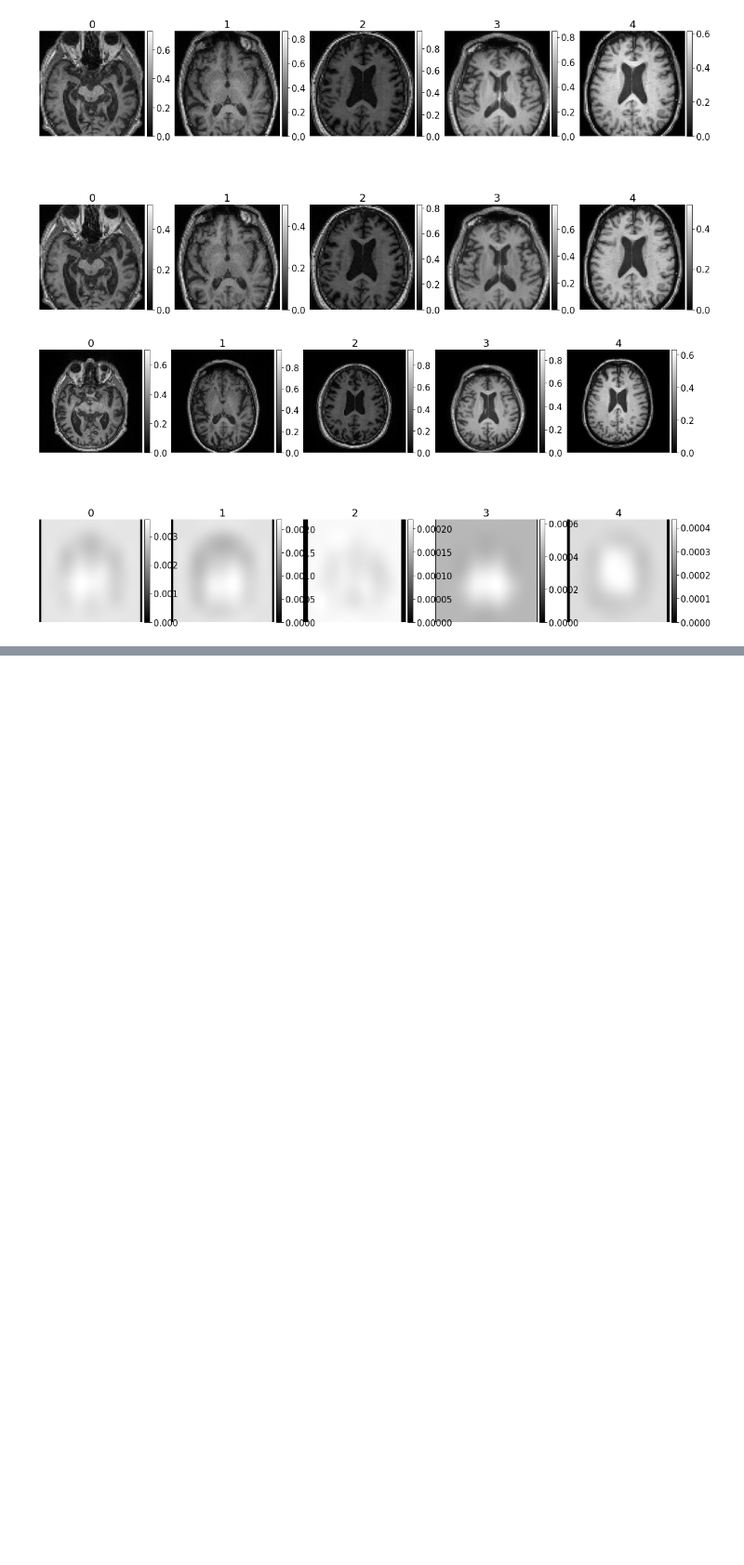
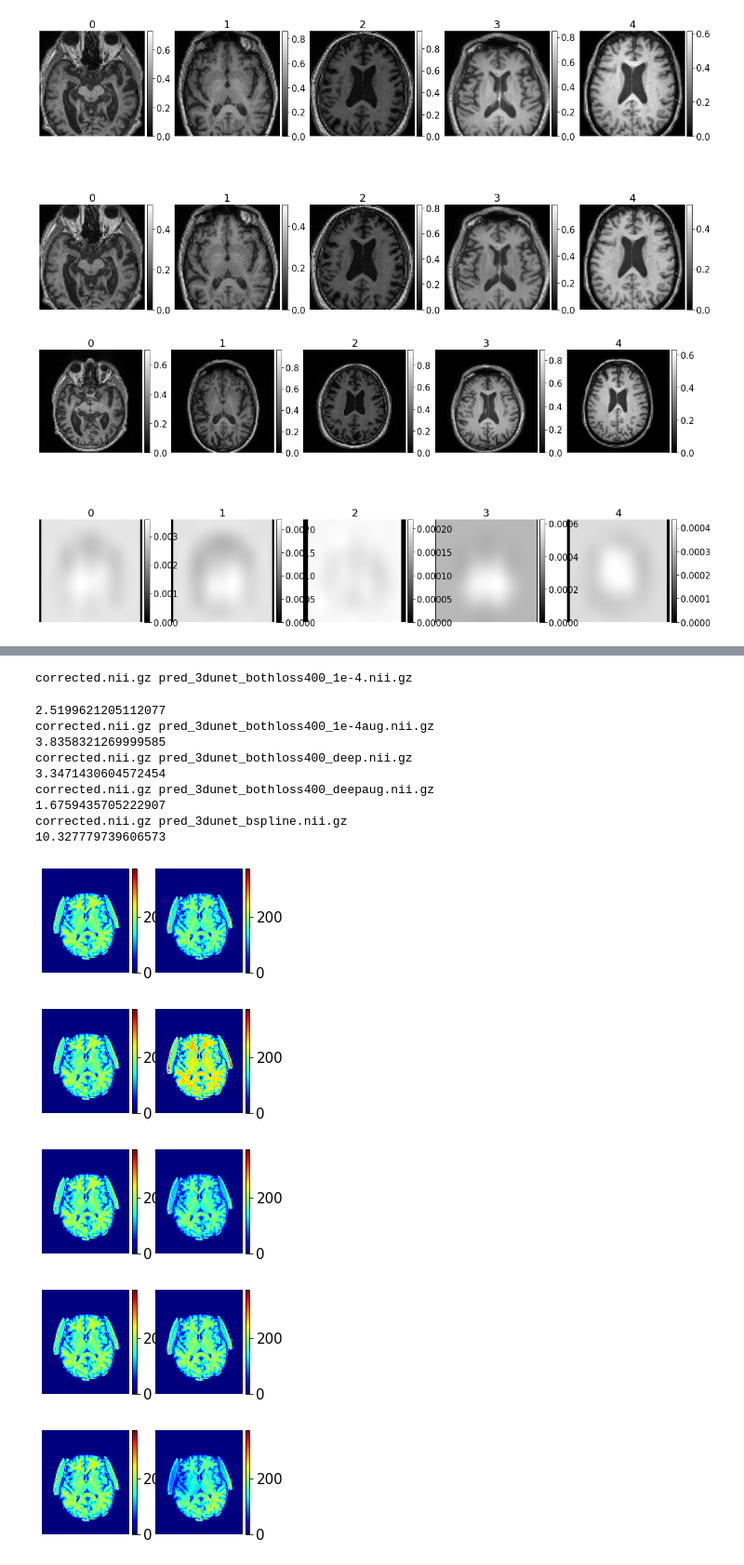
Before and after one commit to MASILab/DeepN4, a Jupyter notebook: src/data_train.ipynb, the cells around one changed output, grey strips where cells are left out. Shown at 93% size. Drawn from its saved outputs; the diff is of its cells as text; code cells hidden in the pictures; blank space fills up the shorter version.

```diff
--- a/src/data_train.ipynb
+++ b/src/data_train.ipynb
@@ -545,0 +770,44 @@ nib.save(nii, '/nfs/masi/kanakap/projects/DeepN4/src/unet_trained_model/raw_esti
+# %%
+def calc_ape(corpt_fa,true_fa):
+    err_fa = corpt_fa - true_fa
+    pe_fa =  (err_fa / true_fa) * 100
+    ape_fa = np.abs(pe_fa)
+    ape_fa[np.isnan(ape_fa)] = 0
+    ape_fa[np.isinf(ape_fa)] = 0
+    mask = np.logical_not(np.logical_or(np.isnan(ape_fa), np.isinf(ape_fa)))
+    mape_fa = np.mean(ape_fa[mask])
+    return mape_fa
+def cal_fun_ape(tarfile,predfile):
+    print(tarfile,predfile)
+    root = '/nfs/masi/kanakap/projects/DeepN4/src/unet_trained_model_all/'
+    tar1 = nib.load(root + tarfile).get_fdata()
+    pred1 = nib.load(root + predfile).get_fdata()
+    mask1 = nib.load(root + 'input_bet_mask.nii.gz').get_fdata()
+    targetmasked = np.where(mask1,tar1,0)
+    predmasked = np.where(mask1,pred1,0)
+    plot_slice(targetmasked,predmasked)
+    targetmasked = np.nan_to_num(targetmasked)
+    predmasked = np.nan_to_num(predmasked)
+    print(calc_ape(targetmasked,predmasked))
+# %%
+cal_fun_ape(d[1],d[2])
+cal_fun_ape(d[1],d[3])
+cal_fun_ape(d[1],d[4])
+cal_fun_ape(d[1],d[5])
+cal_fun_ape(d[1],d[6])
+# %% [output]
+corrected.nii.gz pred_3dunet_bothloss400_1e-4.nii.gz
+2.5199621205112077
+corrected.nii.gz pred_3dunet_bothloss400_1e-4aug.nii.gz
+3.8358321269999585
+corrected.nii.gz pred_3dunet_bothloss400_deep.nii.gz
+3.3471430604572454
+corrected.nii.gz pred_3dunet_bothloss400_deepaug.nii.gz
+1.6759435705222907
+corrected.nii.gz pred_3dunet_bspline.nii.gz
+10.327779739606573
+[figure, added]
+[figure, added]
+[figure, added]
+[figure, added]
+[figure, added]
```
Also changed, not shown: parts of 52 cells of this notebook, 14 other files.
